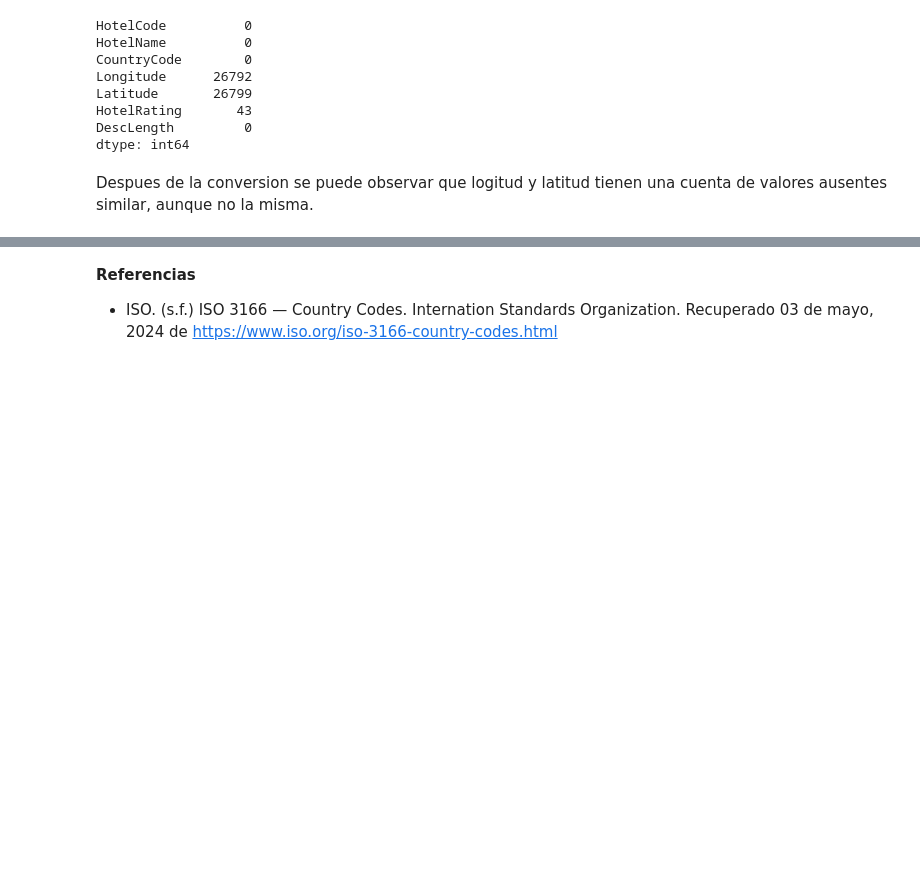
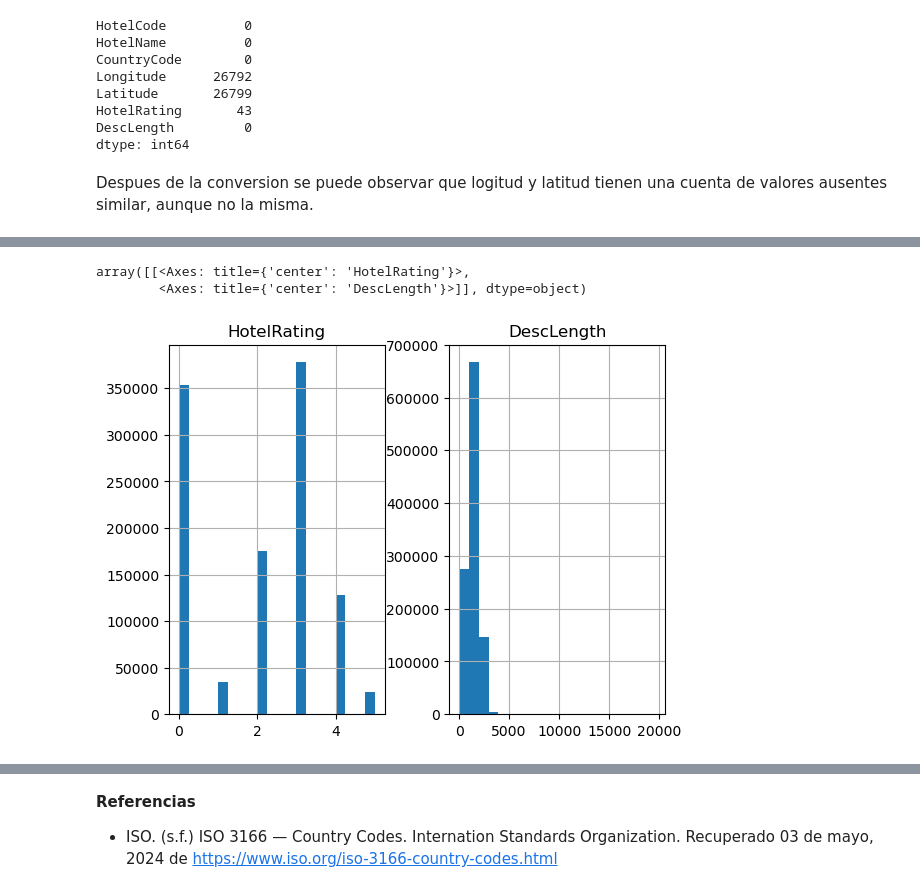
Before and after one commit to jcromo-tec/TC5035.10-proyecto-integrador, a Jupyter notebook: semana-03-avance-01/analysis-datos-dataset-hoteles.ipynb, the cells around one changed output, grey strips where cells are left out. Cells and saved outputs as stored; diff of their text form; code cells hidden in the pictures; blank space fills up the shorter version.

```diff
--- a/semana-03-avance-01/analysis-datos-dataset-hoteles.ipynb
+++ b/semana-03-avance-01/analysis-datos-dataset-hoteles.ipynb
@@ -320,0 +348,2 @@ dataframe_desc.head(40)
+# %%
+dataframe_analysis = dataframe_analysis.loc[dataframe_analysis['HotelRating']<=5]
@@ -320,0 +363,6 @@ dataframe_desc.head(40)
+# %%
+dataframe_analysis.hist(bins=20)
+# %% [output]
+array([[<Axes: title={'center': 'HotelRating'}>,
+        <Axes: title={'center': 'DescLength'}>]], dtype=object)
+[figure, added]
```
Also changed, not shown: parts of 28 cells of this notebook.
